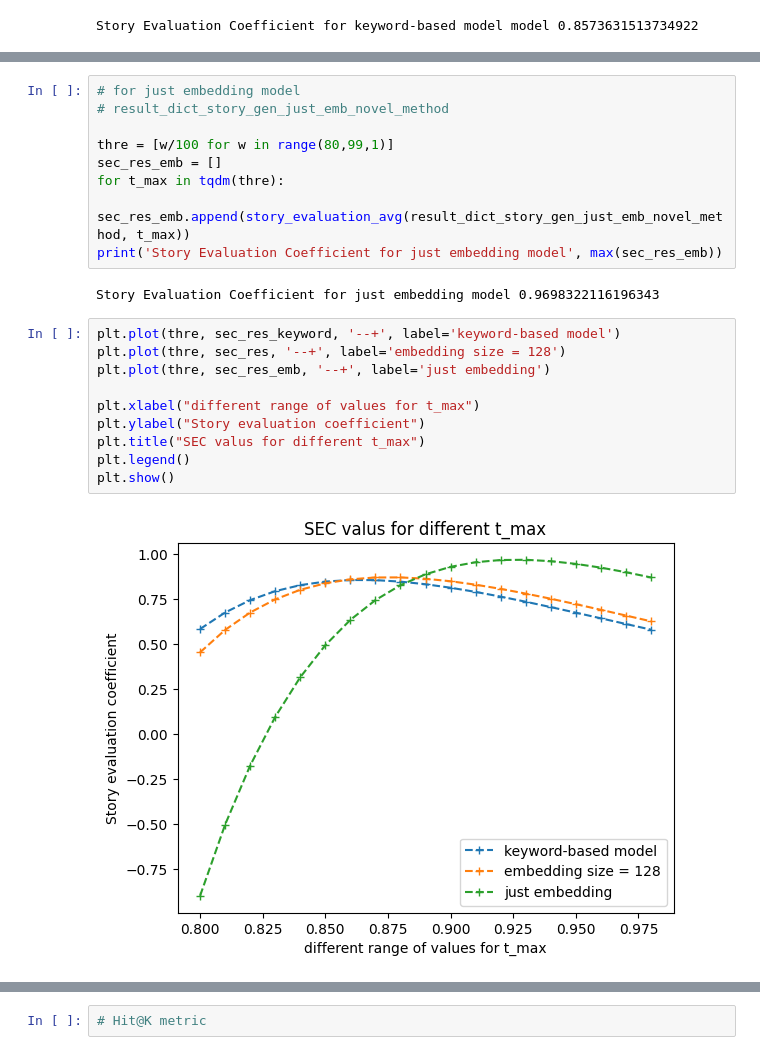
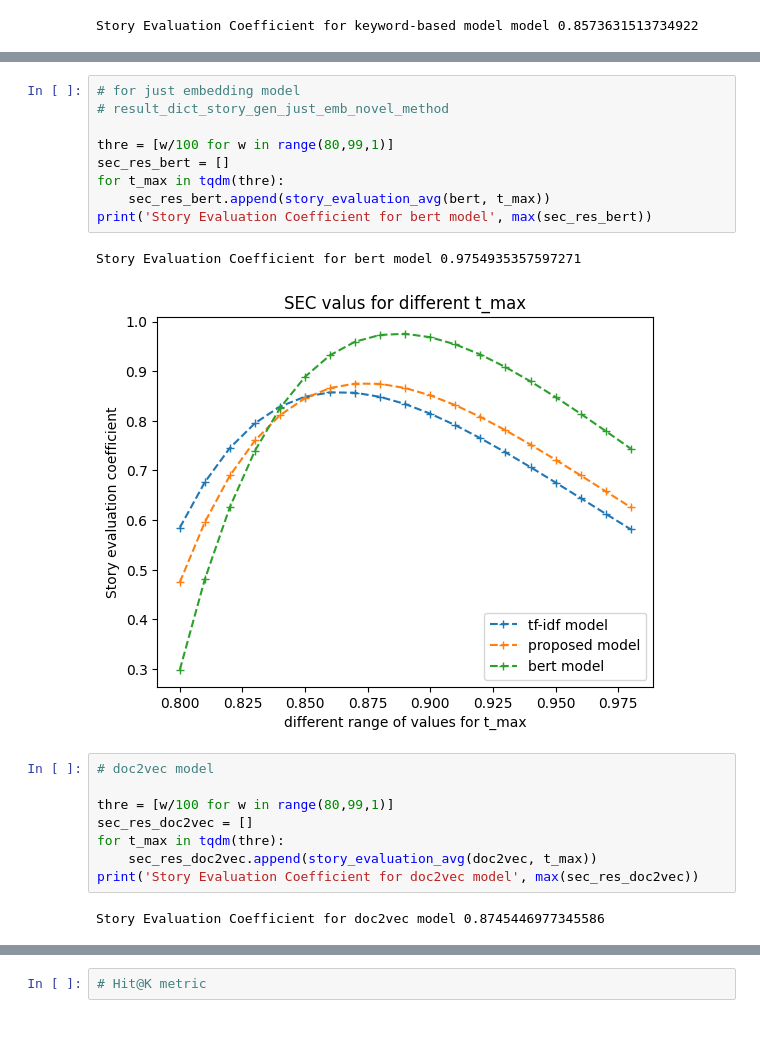
Before and after one commit to AlirezaPNouri/Deffused_based_storytelling_model, a Jupyter notebook: 01_Evaluation_metrics.ipynb, the cells around one changed output, grey strips where cells are left out. Cells and saved outputs as stored; diff of their text form; blank space fills up the shorter version.

Commit message:
experimental results are updated

```diff
--- a/01_Evaluation_metrics.ipynb
+++ b/01_Evaluation_metrics.ipynb
@@ -307,21 +473,22 @@ plt.show()
 # result_dict_story_gen_just_emb_novel_method
 
 thre = [w/100 for w in range(80,99,1)]
-sec_res_emb = []
+sec_res_bert = []
 for t_max in tqdm(thre):
-    sec_res_emb.append(story_evaluation_avg(result_dict_story_gen_just_emb_novel_method, t_max))
-print('Story Evaluation Coefficient for just embedding model', max(sec_res_emb))
+    sec_res_bert.append(story_evaluation_avg(bert, t_max))
+print('Story Evaluation Coefficient for bert model', max(sec_res_bert))
 # %% [output]
-Story Evaluation Coefficient for just embedding model 0.9698322116196343
+Story Evaluation Coefficient for bert model 0.9754935357597271
 # %%
-plt.plot(thre, sec_res_keyword, '--+', label='keyword-based model')
-plt.plot(thre, sec_res, '--+', label='embedding size = 128')
-plt.plot(thre, sec_res_emb, '--+', label='just embedding')
-
-plt.xlabel("different range of values for t_max")
-plt.ylabel("Story evaluation coefficient")
-plt.title("SEC valus for different t_max")
-plt.legend()
-plt.show()
 # %% [output]
-[figure, old version]
+[figure, new version]
+# %%
+# doc2vec model
+
+thre = [w/100 for w in range(80,99,1)]
+sec_res_doc2vec = []
+for t_max in tqdm(thre):
+    sec_res_doc2vec.append(story_evaluation_avg(doc2vec, t_max))
+print('Story Evaluation Coefficient for doc2vec model', max(sec_res_doc2vec))
+# %% [output]
+Story Evaluation Coefficient for doc2vec model 0.8745446977345586
```
Also changed, not shown: parts of 76 cells of this notebook, 1 other file.
